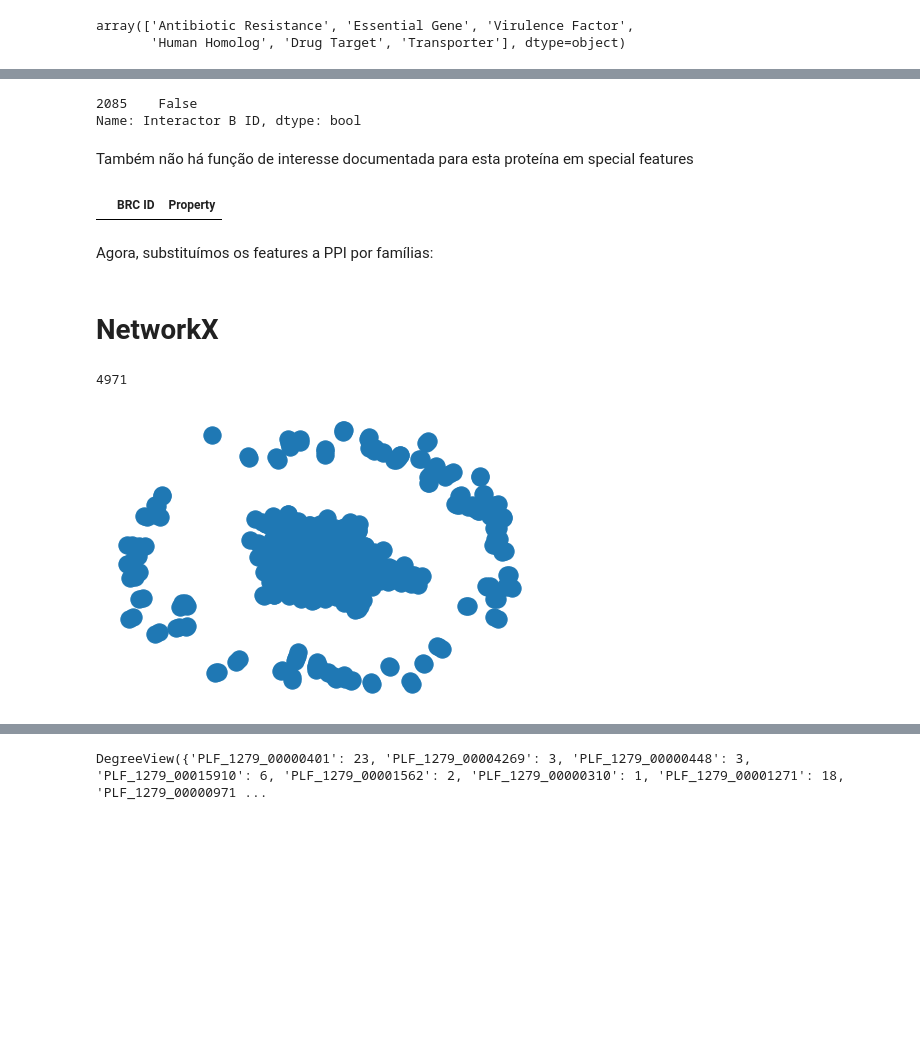
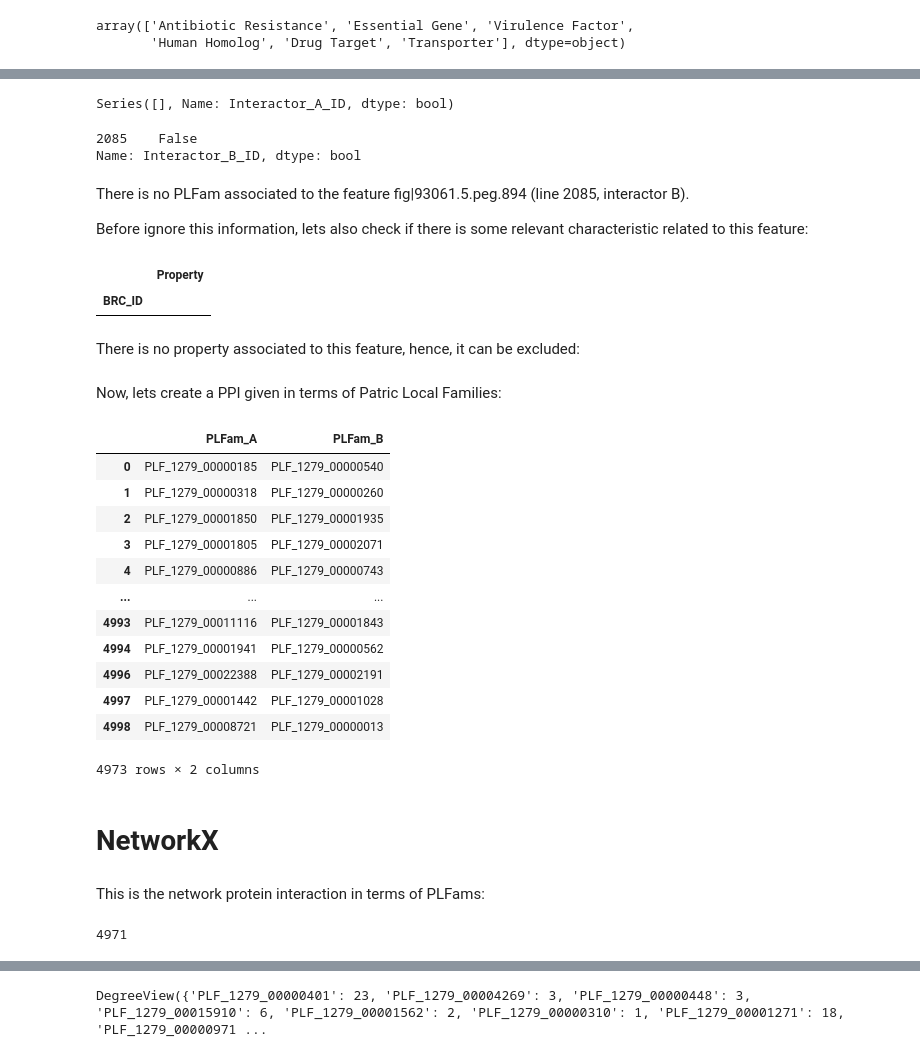
Before and after one commit to brunafistarol/MasterProjectDevelopment, a Jupyter notebook: Staphylococcus_aureus/Staphylococcus aureus.ipynb, the cells around one changed output, grey strips where cells are left out. Drawn from its saved outputs; the diff is of its cells as text; code cells hidden in the pictures; blank space fills up the shorter version.

```diff
--- a/Staphylococcus_aureus/Staphylococcus aureus.ipynb
+++ b/Staphylococcus_aureus/Staphylococcus aureus.ipynb
@@ -23,2 +67,0 @@ plf = saureus_features[['BRC ID', 'PATRIC genus-specific families (PLfams)']].as
-# %%
-plf.set_index('BRC ID', inplace = True)
@@ -46,27 +101,54 @@ Na rede de interação, a proteína de BRC ID fig|93061.5.peg.894 (linha 2085) n
 # %%
-saureus_ppi['Interactor B ID'].isin(plf.index)[saureus_ppi['Interactor B ID'].isin(plf.index)==False]
+saureus_ppi['Interactor_A_ID'].isin(plf.index)[saureus_ppi['Interactor_A_ID'].isin(plf.index)==False]
 # %% [output]
-2085    False
-Name: Interactor B ID, dtype: bool
+Series([], Name: Interactor_A_ID, dtype: bool)
-# %% [markdown]
-Também não há função de interesse documentada para esta proteína em special features
-# %%
-sa_specialty[['BRC ID', 'Property']].loc[sa_specialty['BRC ID'] == saureus_ppi['Interactor B ID'].loc[2085]]
-# %% [output]
-|  | BRC ID | Property |
+# %%
+saureus_ppi['Interactor_B_ID'].isin(plf.index)[saureus_ppi['Interactor_B_ID'].isin(plf.index)==False]
+# %% [output]
+2085    False
+Name: Interactor_B_ID, dtype: bool
+# %% [markdown]
+There is no PLFam associated to the feature fig|93061.5.peg.894 (line 2085, interactor B).
+
+Before ignore this information, lets also check if there is some relevant characteristic related to this feature:
+# %%
+sa_specialty_genes.loc[sa_specialty_genes.index == saureus_ppi['Interactor_B_ID'].loc[2085]]
+# %% [output]
+|  | Property |
+| BRC_ID |  |
+# %% [markdown]
+There is no property associated to this feature, hence, it can be excluded:
 # %%
 saureus_ppi.drop(2085, 0, inplace = True)
-# %% [markdown]
-Agora, substituímos os features a PPI por famílias:
+# %% [markdown]
+Now, lets create a PPI given in terms of Patric Local Families:
 # %%
-saureus_ppi_plfams = pd.DataFrame([plf.loc[saureus_ppi['Interactor A ID']].reset_index()['PATRIC genus-specific families (PLfams)'], plf.loc[saureus_ppi['Interactor B ID']].reset_index()['PATRIC genus-specific families (PLfams)']]).T
+saureus_ppi_plfams = pd.DataFrame([plf.loc[saureus_ppi['Interactor_A_ID']].reset_index()['PLFam'], plf.loc[saureus_ppi['Interactor_B_ID']].reset_index()['PLFam']]).T
+# %%
+saureus_ppi_plfams.columns = ['PLFam_A' , 'PLFam_B']
 # %%
 saureus_ppi_plfams.drop_duplicates(subset=None, keep='first', inplace=True)
-# %%
-saureus_ppi_plfams.columns = ['Interactor A ID', 'Interactor B ID']
+# %%
+saureus_ppi_plfams
+# %% [output]
+|  | PLFam_A | PLFam_B |
+| 0 | PLF_1279_00000185 | PLF_1279_00000540 |
+| 1 | PLF_1279_00000318 | PLF_1279_00000260 |
+| 2 | PLF_1279_00001850 | PLF_1279_00001935 |
+| 3 | PLF_1279_00001805 | PLF_1279_00002071 |
+| 4 | PLF_1279_00000886 | PLF_1279_00000743 |
+| ... | ... | ... |
+| 4993 | PLF_1279_00011116 | PLF_1279_00001843 |
+| 4994 | PLF_1279_00001941 | PLF_1279_00000562 |
+| 4996 | PLF_1279_00022388 | PLF_1279_00002191 |
+| 4997 | PLF_1279_00001442 | PLF_1279_00001028 |
+| 4998 | PLF_1279_00008721 | PLF_1279_00000013 |
+4973 rows × 2 columns
 # %% [markdown]
 # NetworkX
 # %%
 import networkx as nx
 import scipy
+# %% [markdown]
+This is the network protein interaction in terms of PLFams:
 # %%
@@ -75,9 +157,4 @@ ppi_graph = nx.from_pandas_edgelist(saureus_ppi_plfams, 'Interactor A ID', 'Inte
 ppi_graph.number_of_edges()
 # %% [output]
 4971
-# %%
-colors = ['blue' if node not in resistance_genes_ppi['Resistance Gene Family'] ]
-nx.draw(ppi_graph, node_colors=colors)
-# %% [output]
-[figure, removed]
 # %% [markdown]
```
Also changed, not shown: parts of 37 cells of this notebook.
